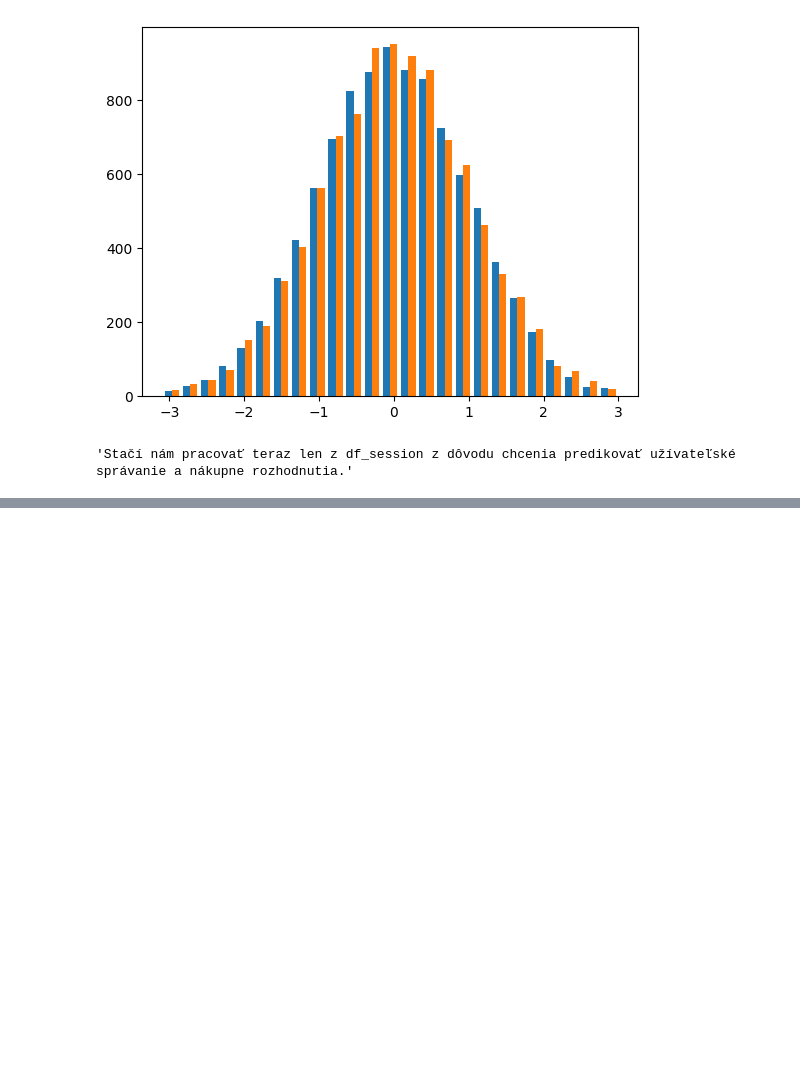
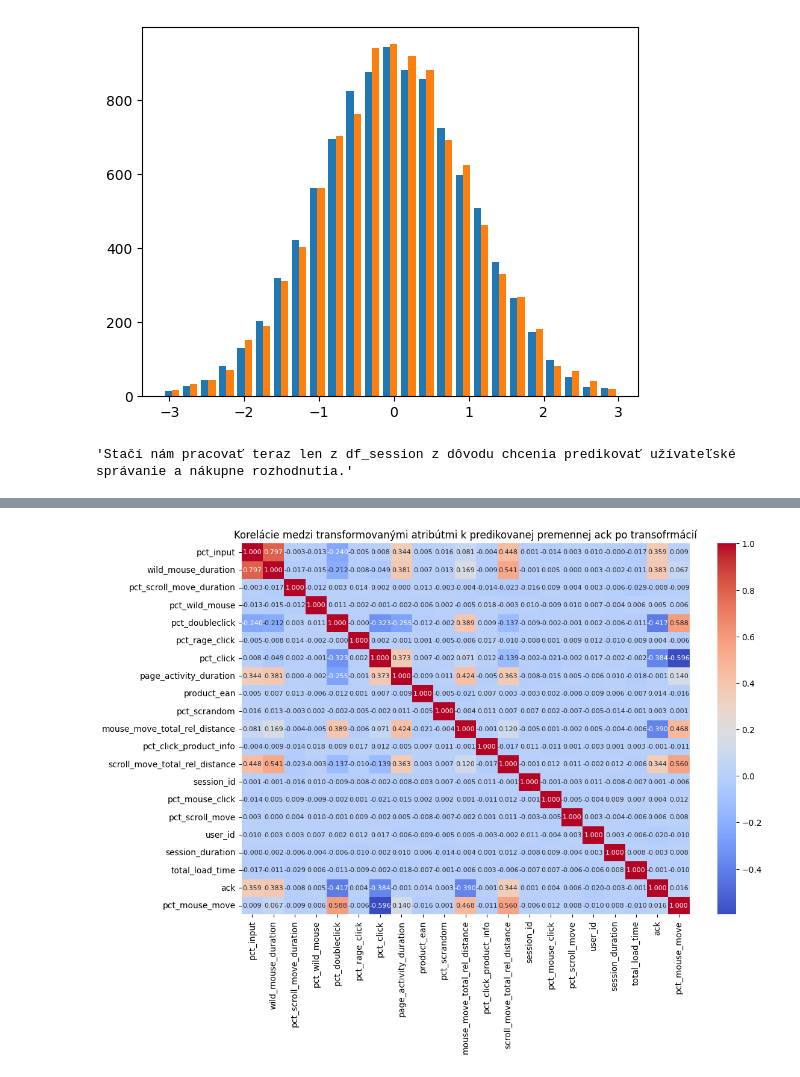
Before and after one commit to FilipMojto/IAU_project, a Jupyter notebook: machine_learning_preprocessing.ipynb, the cells around one changed output, grey strips where cells are left out. Drawn from its saved outputs; the diff is of its cells as text; code cells hidden in the pictures; blank space fills up the shorter version.

```diff
--- a/machine_learning_preprocessing.ipynb
+++ b/machine_learning_preprocessing.ipynb
@@ -440,0 +455,11 @@ ValueError: could not convert string to float: 'edge'
+# %%
+# Only num columns for correlation
+numeric_columns = sess_df.select_dtypes(include=['float64', 'int64']).columns
+cor_matrix_po = sess_train_df[numeric_columns].corr()
+# Vytvorenie heatmap
+plt.figure(figsize=(12, 8))
+sns.heatmap(cor_matrix_po, annot=True, cmap='coolwarm', fmt='.3f', annot_kws={"size": 8})
+plt.title('Korelácie medzi transformovanými atribútmi k predikovanej premennej ack po transofrmácií')
+plt.show()
+# %% [output]
+[figure, added]
```
Also changed, not shown: parts of 29 cells of this notebook, 2 other files.
